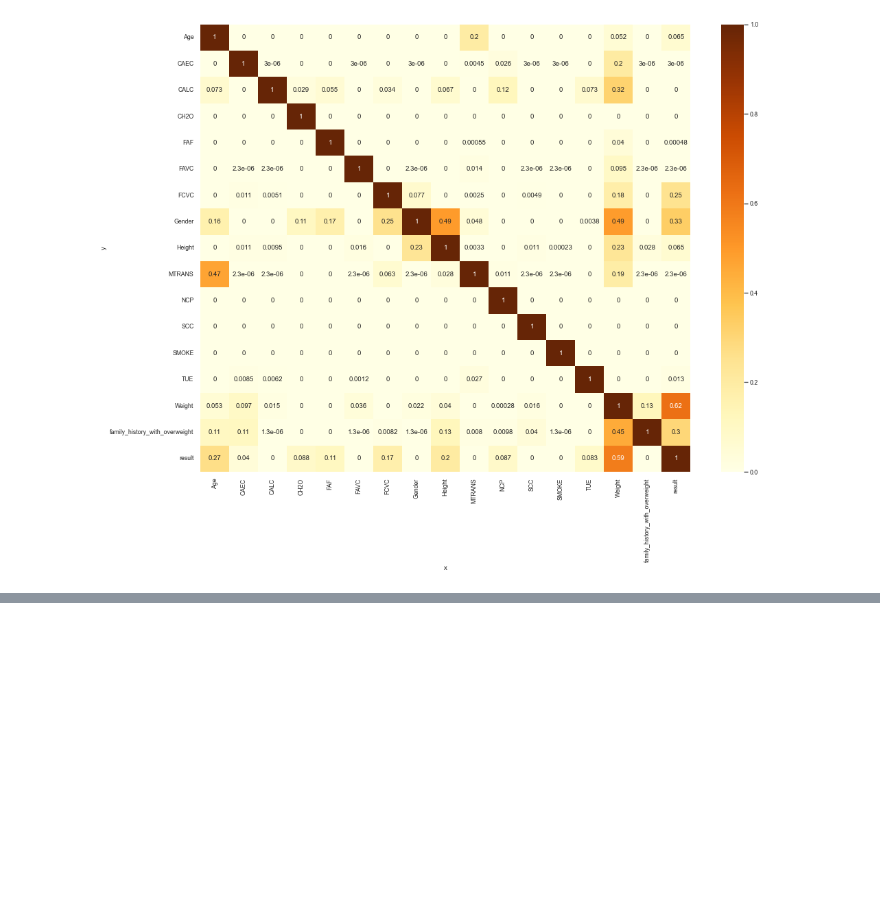
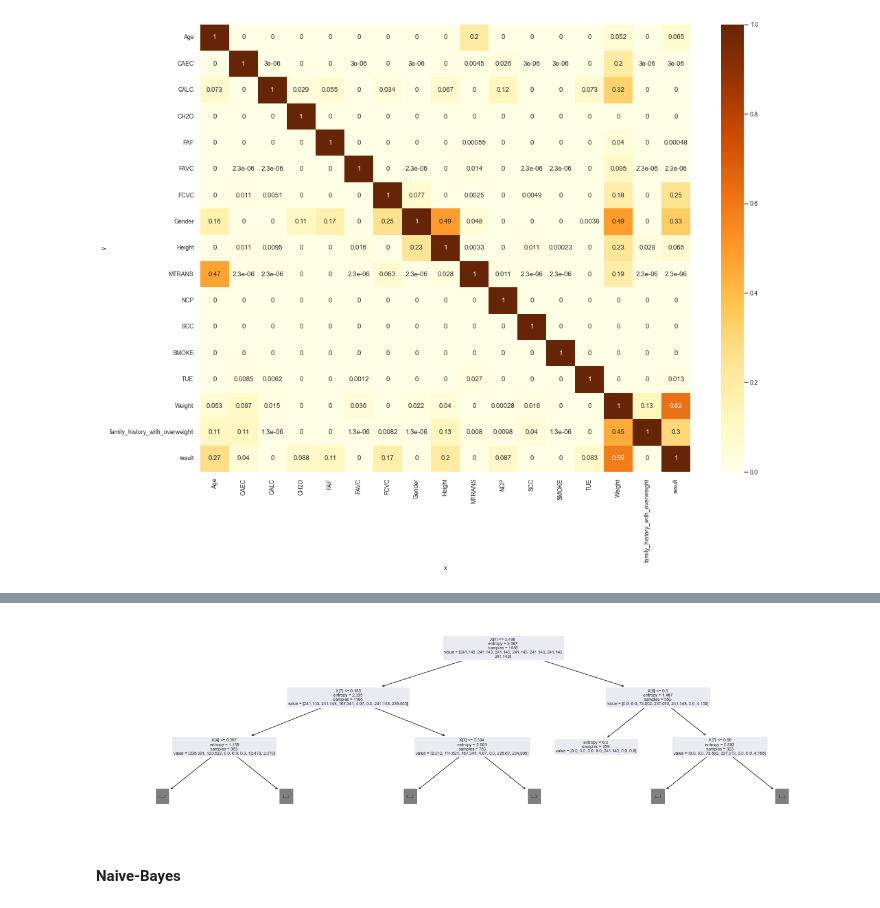
Before and after one commit to SanketAgwl/Obesity-Prediction-Data-Science, a Jupyter notebook: project.ipynb, the cells around one changed output, grey strips where cells are left out. Drawn from its saved outputs; the diff is of its cells as text; code cells hidden in the pictures; blank space fills up the shorter version.

```diff
--- a/project.ipynb
+++ b/project.ipynb
@@ -954,0 +711,8 @@ weighted avg       0.97      0.97      0.97       423
+# %%
+plt.figure(figsize = (22, 6))
+plot_tree(grid_1.best_estimator_, max_depth= 2)
+plt.show()
+# %% [output]
+[figure, added]
+# %% [markdown]
+#### Naive-Bayes
```
Also changed, not shown: parts of 62 cells of this notebook.
